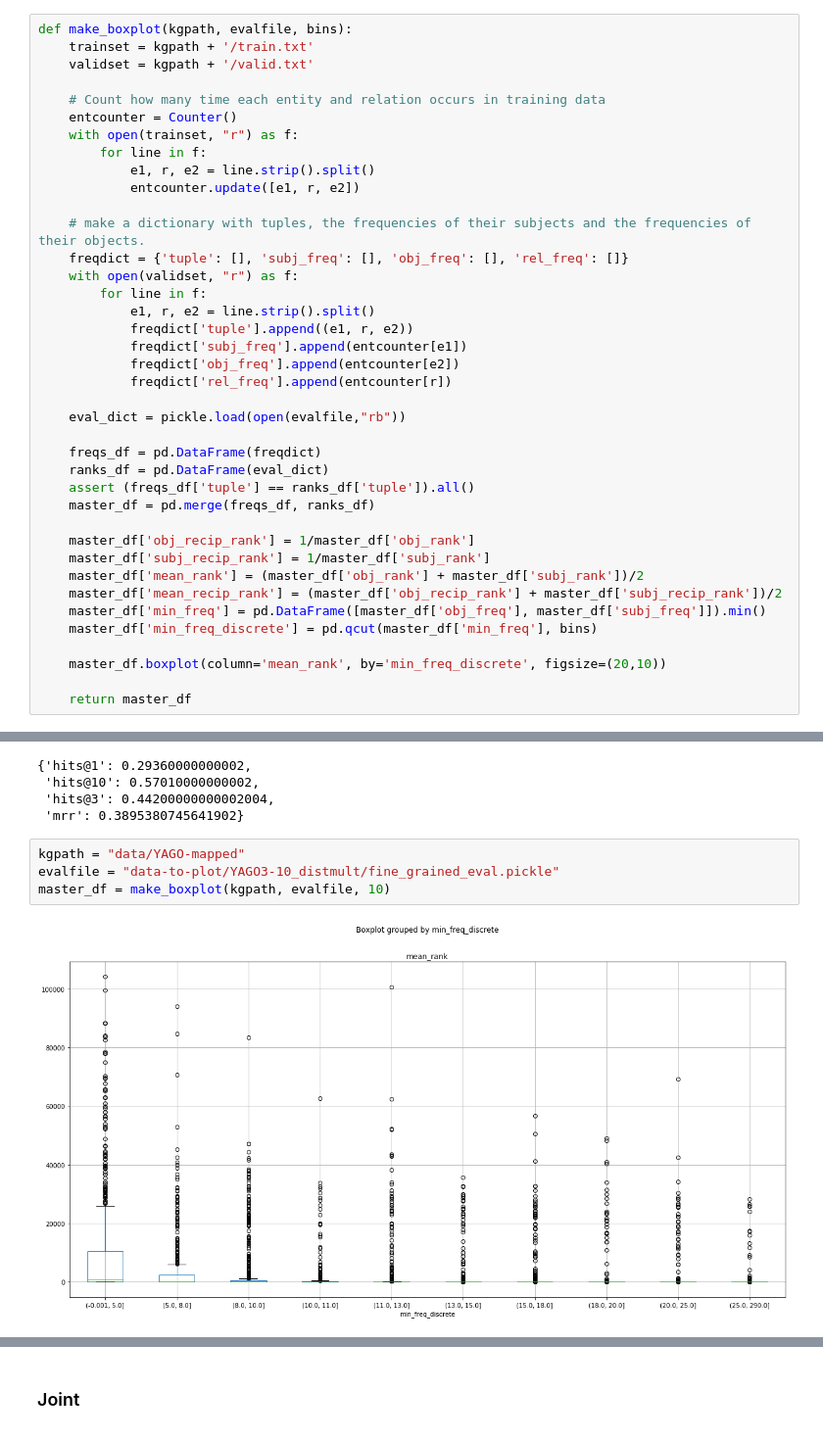
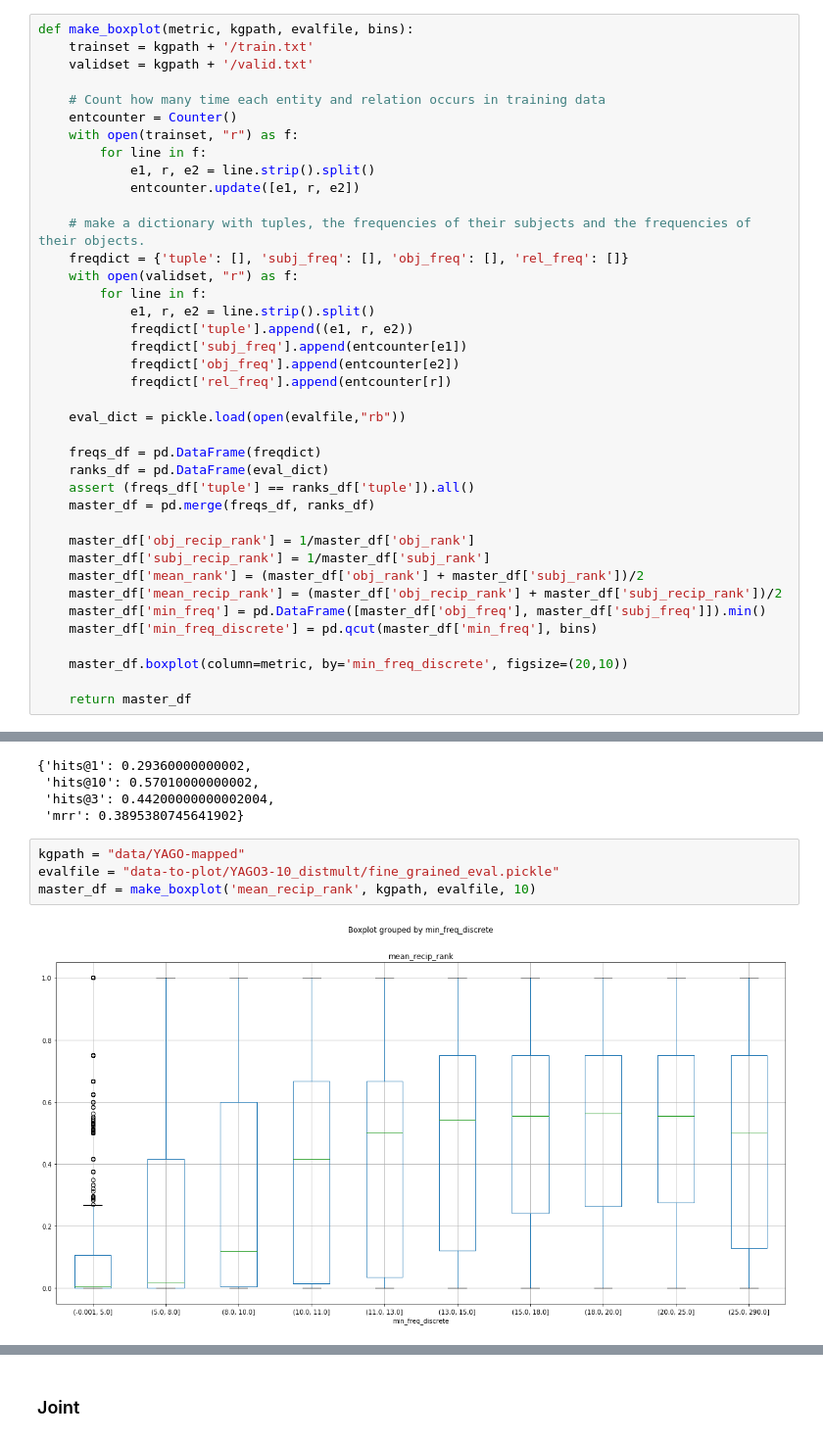
Before and after one commit to esmab/kbw-embeddings-analysis, a Jupyter notebook: Frequency Analysis.ipynb, the cells around one changed output, grey strips where cells are left out. Shown at 98% size. Cells and saved outputs as stored; diff of their text form.

Commit message:
changed mean rank to mean reciprocal rank in plots

```diff
--- a/Frequency Analysis.ipynb
+++ b/Frequency Analysis.ipynb
@@ -9,7 +9,7 @@ import pickle
 import matplotlib
 import matplotlib.pyplot as plt
 # %%
-def make_boxplot(kgpath, evalfile, bins):
+def make_boxplot(metric, kgpath, evalfile, bins):
     trainset = kgpath + '/train.txt'
     validset = kgpath + '/valid.txt'
 
@@ -44,7 +44,7 @@ def make_boxplot(kgpath, evalfile, bins):
     master_df['min_freq'] = pd.DataFrame([master_df['obj_freq'], master_df['subj_freq']]).min()
     master_df['min_freq_discrete'] = pd.qcut(master_df['min_freq'], bins)
 
-    master_df.boxplot(column='mean_rank', by='min_freq_discrete', figsize=(20,10))
+    master_df.boxplot(column=metric, by='min_freq_discrete', figsize=(20,10))
 
     return master_df
 # %% [markdown]
@@ -135,8 +135,8 @@ pickle.load(open("data-to-plot/YAGO3-10_distmult/valid_results.pickle", "rb"))
 # %%
 kgpath = "data/YAGO-mapped"
 evalfile = "data-to-plot/YAGO3-10_distmult/fine_grained_eval.pickle"
-master_df = make_boxplot(kgpath, evalfile, 10)
+master_df = make_boxplot('mean_recip_rank', kgpath, evalfile, 10)
 # %% [output]
-[figure, old version]
+[figure, new version]
 # %%
 frequency_groups = master_df.groupby(by="min_freq_discrete")
```
Also changed, not shown: parts of 11 cells of this notebook.
